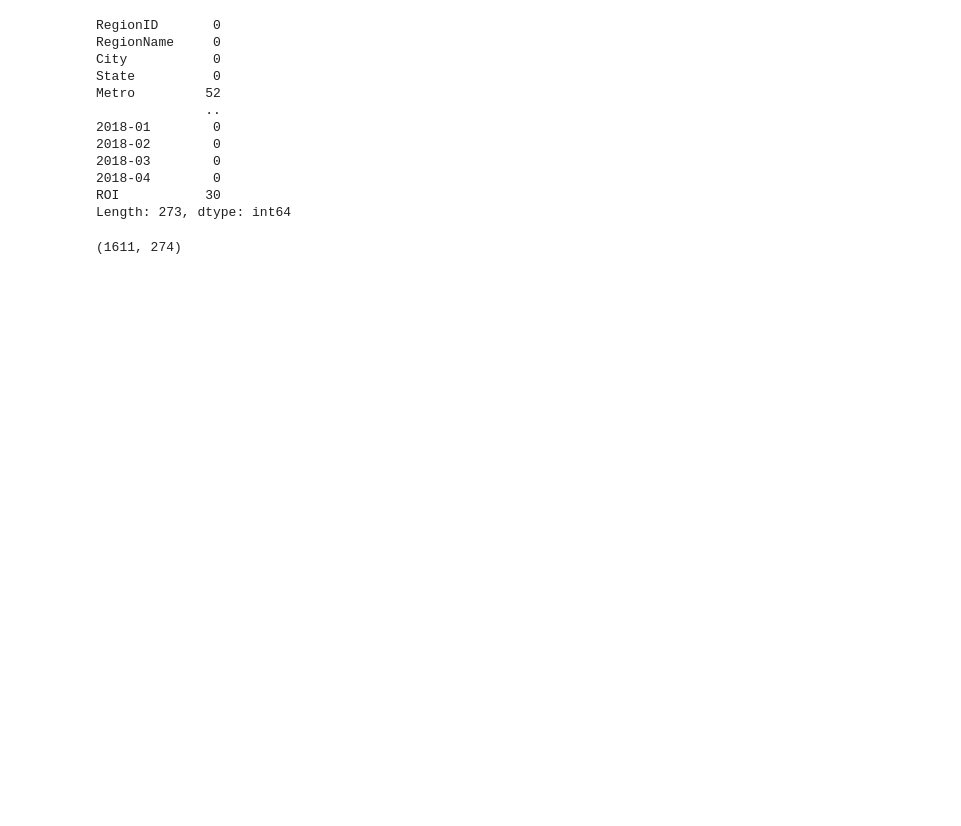
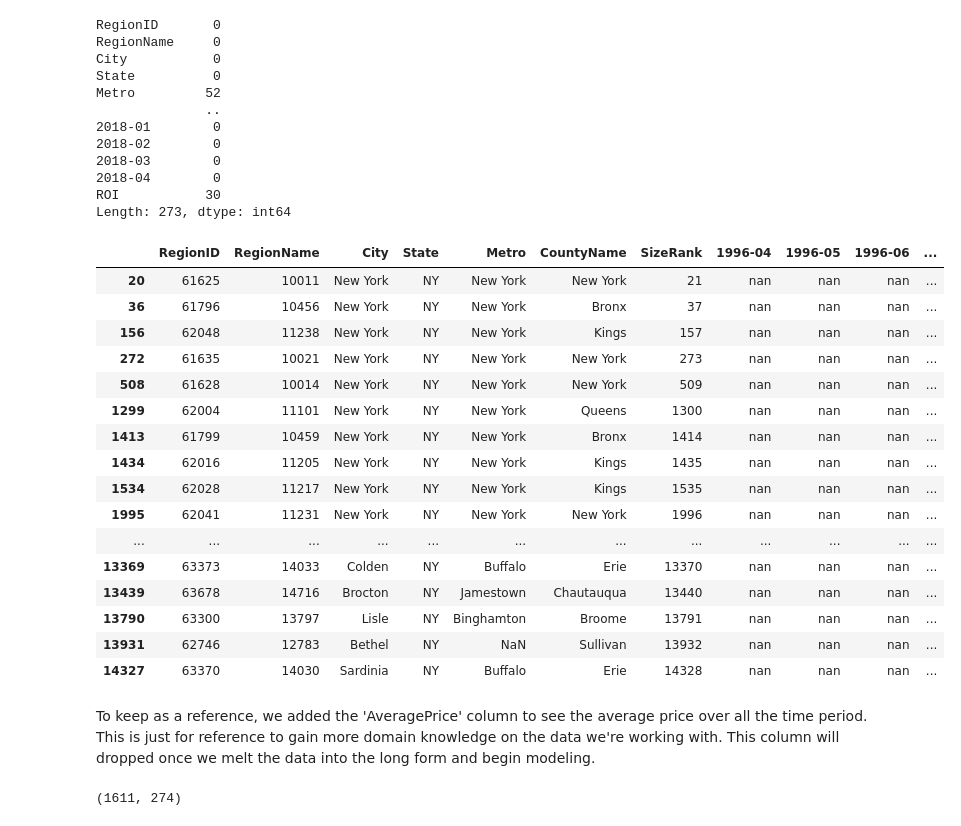
Before and after one commit to mcerow/TriState_Glory, a Jupyter notebook: Data_Processing_and_Zip_Code_Selection.ipynb, the cells around one changed output. Saved outputs shown, nothing was run; the diff lists cells and outputs as text; code cells hidden in the pictures; blank space fills up the shorter version.

Commit message:
commented data processing/zip code selection

```diff
--- a/Data_Processing_and_Zip_Code_Selection.ipynb
+++ b/Data_Processing_and_Zip_Code_Selection.ipynb
@@ -65,8 +88,30 @@ Metro         52
 2018-04        0
 ROI           30
 Length: 273, dtype: int64
+# %%
+tristate[tristate['ROI'].isnull()]
+# %% [output]
+|  | RegionID | RegionName | City | State | Metro | CountyName | SizeRank | 1996-04 | 1996-05 | 1996-06 | ... |
+| 20 | 61625 | 10011 | New York | NY | New York | New York | 21 | nan | nan | nan | ... |
+| 36 | 61796 | 10456 | New York | NY | New York | Bronx | 37 | nan | nan | nan | ... |
+| 156 | 62048 | 11238 | New York | NY | New York | Kings | 157 | nan | nan | nan | ... |
+| 272 | 61635 | 10021 | New York | NY | New York | New York | 273 | nan | nan | nan | ... |
+| 508 | 61628 | 10014 | New York | NY | New York | New York | 509 | nan | nan | nan | ... |
+| 1299 | 62004 | 11101 | New York | NY | New York | Queens | 1300 | nan | nan | nan | ... |
+| 1413 | 61799 | 10459 | New York | NY | New York | Bronx | 1414 | nan | nan | nan | ... |
+| 1434 | 62016 | 11205 | New York | NY | New York | Kings | 1435 | nan | nan | nan | ... |
+| 1534 | 62028 | 11217 | New York | NY | New York | Kings | 1535 | nan | nan | nan | ... |
+| 1995 | 62041 | 11231 | New York | NY | New York | New York | 1996 | nan | nan | nan | ... |
+| ... | ... | ... | ... | ... | ... | ... | ... | ... | ... | ... | ... |
+| 13369 | 63373 | 14033 | Colden | NY | Buffalo | Erie | 13370 | nan | nan | nan | ... |
+| 13439 | 63678 | 14716 | Brocton | NY | Jamestown | Chautauqua | 13440 | nan | nan | nan | ... |
+| 13790 | 63300 | 13797 | Lisle | NY | Binghamton | Broome | 13791 | nan | nan | nan | ... |
+| 13931 | 62746 | 12783 | Bethel | NY | NaN | Sullivan | 13932 | nan | nan | nan | ... |
+| 14327 | 63370 | 14030 | Sardinia | NY | Buffalo | Erie | 14328 | nan | nan | nan | ... |
 # %%
 tristate.dropna(subset=['ROI'],inplace=True)
+# %% [markdown]
+To keep as a reference, we added the 'AveragePrice' column to see the average price over all the time period. This is just for reference to gain more domain knowledge on the data we're working with. This column will dropped once we melt the data into the long form and begin modeling.
 # %%
 tristate['AveragePrice'] = tristate.loc[:,'1996-04':'2018-04'].mean(axis=1)
 # %%
```
Also changed, not shown: parts of 23 cells of this notebook.
